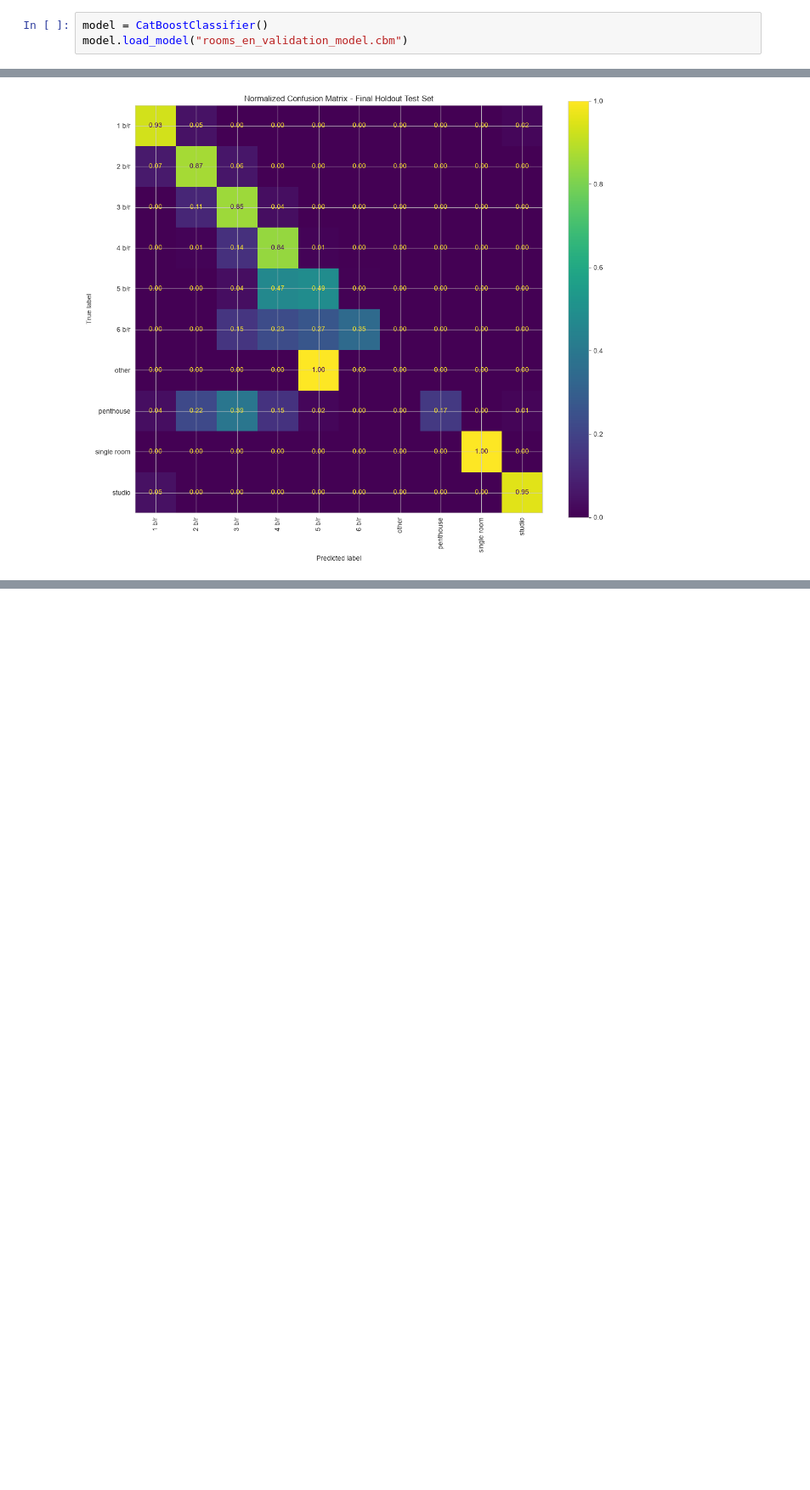
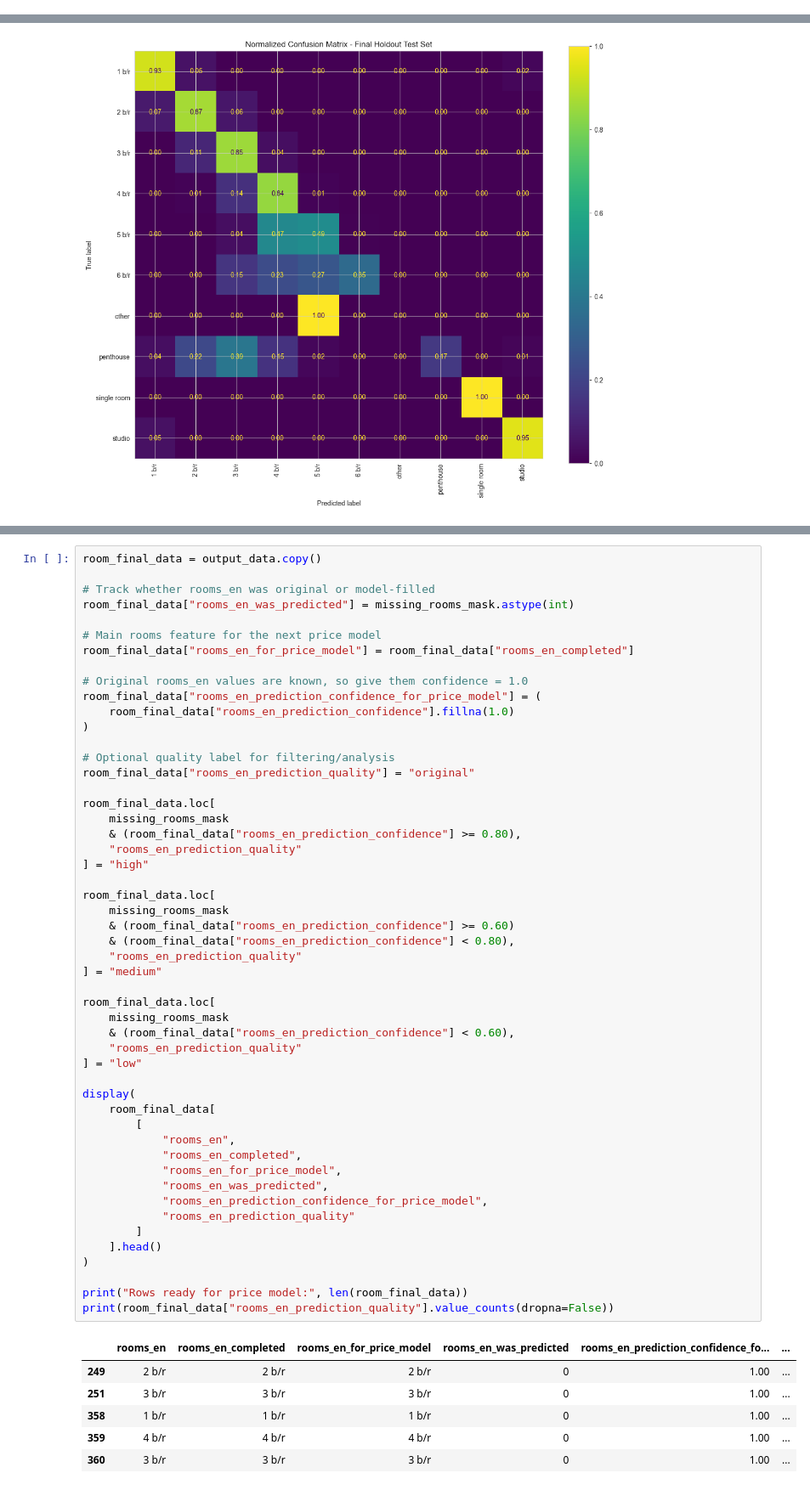
Before and after one commit to RayanJ007/dubai-roi-analysis, a Jupyter notebook: note.ipynb, the cells around one changed output, grey strips where cells are left out. Shown at 85% size. Cells and saved outputs as stored; diff of their text form; blank space fills up the shorter version.

```diff
--- a/note.ipynb
+++ b/note.ipynb
@@ -1804,3 +1803,0 @@ Best iteration: 488
-# %%
-model = CatBoostClassifier()
-model.load_model("rooms_en_validation_model.cbm")
@@ -2138,0 +2186,58 @@ Trees retained: 489
+# %%
+room_final_data = output_data.copy()
+
+# Track whether rooms_en was original or model-filled
+room_final_data["rooms_en_was_predicted"] = missing_rooms_mask.astype(int)
+
+# Main rooms feature for the next price model
+room_final_data["rooms_en_for_price_model"] = room_final_data["rooms_en_completed"]
+
+# Original rooms_en values are known, so give them confidence = 1.0
+room_final_data["rooms_en_prediction_confidence_for_price_model"] = (
+    room_final_data["rooms_en_prediction_confidence"].fillna(1.0)
+)
+
+# Optional quality label for filtering/analysis
+room_final_data["rooms_en_prediction_quality"] = "original"
+
+room_final_data.loc[
+    missing_rooms_mask
+    & (room_final_data["rooms_en_prediction_confidence"] >= 0.80),
+    "rooms_en_prediction_quality"
+] = "high"
+
+room_final_data.loc[
+    missing_rooms_mask
+    & (room_final_data["rooms_en_prediction_confidence"] >= 0.60)
+    & (room_final_data["rooms_en_prediction_confidence"] < 0.80),
+    "rooms_en_prediction_quality"
+] = "medium"
+
+room_final_data.loc[
+    missing_rooms_mask
+    & (room_final_data["rooms_en_prediction_confidence"] < 0.60),
+    "rooms_en_prediction_quality"
+] = "low"
+
+display(
+    room_final_data[
+        [
+            "rooms_en",
+            "rooms_en_completed",
+            "rooms_en_for_price_model",
+            "rooms_en_was_predicted",
+            "rooms_en_prediction_confidence_for_price_model",
+            "rooms_en_prediction_quality"
+        ]
+    ].head()
+)
+
+print("Rows ready for price model:", len(room_final_data))
+print(room_final_data["rooms_en_prediction_quality"].value_counts(dropna=False))
+# %% [output]
+|  | rooms_en | rooms_en_completed | rooms_en_for_price_model | rooms_en_was_predicted | rooms_en_prediction_confidence_fo... | ... |
+| 249 | 2 b/r | 2 b/r | 2 b/r | 0 | 1.00 | ... |
+| 251 | 3 b/r | 3 b/r | 3 b/r | 0 | 1.00 | ... |
+| 358 | 1 b/r | 1 b/r | 1 b/r | 0 | 1.00 | ... |
+| 359 | 4 b/r | 4 b/r | 4 b/r | 0 | 1.00 | ... |
+| 360 | 3 b/r | 3 b/r | 3 b/r | 0 | 1.00 | ... |
```
Also changed, not shown: parts of 26 cells of this notebook.
